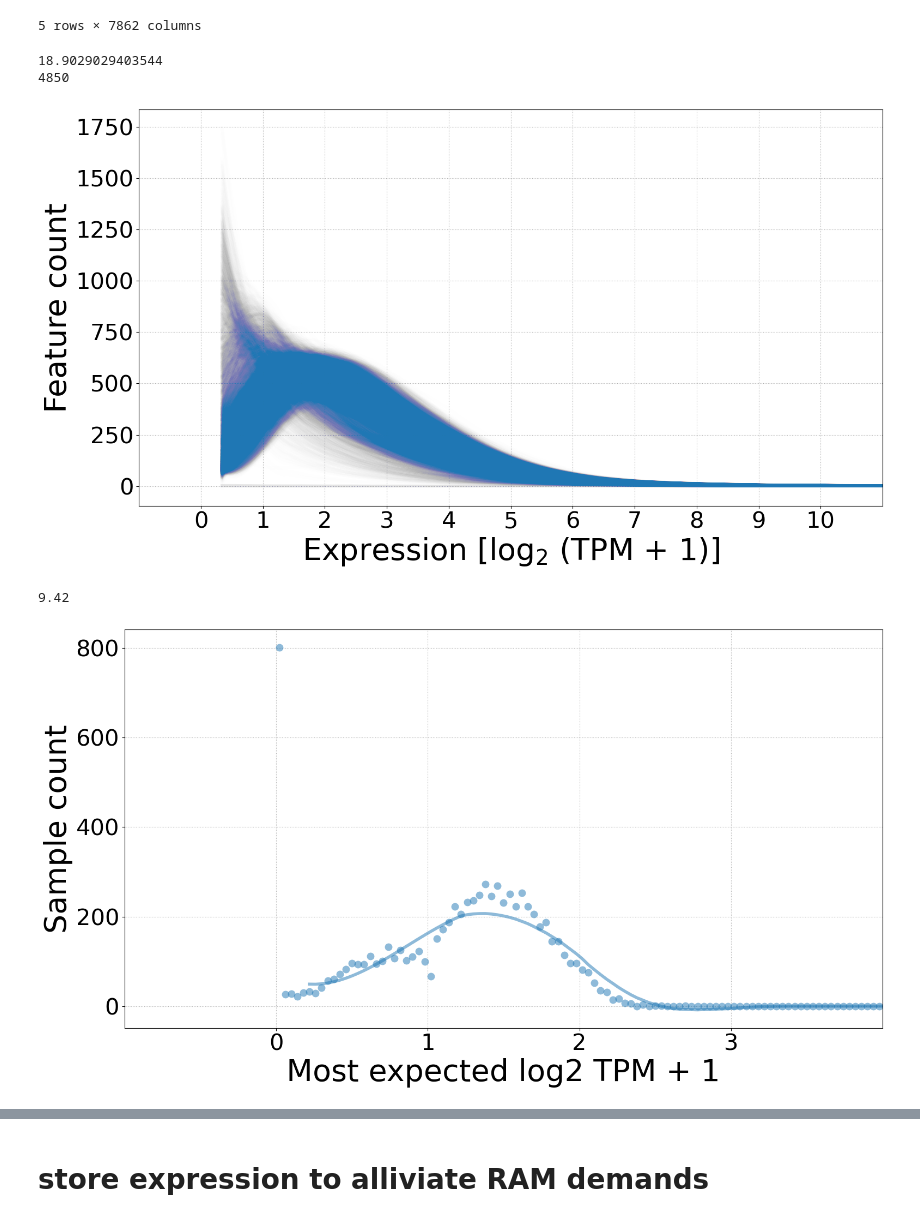
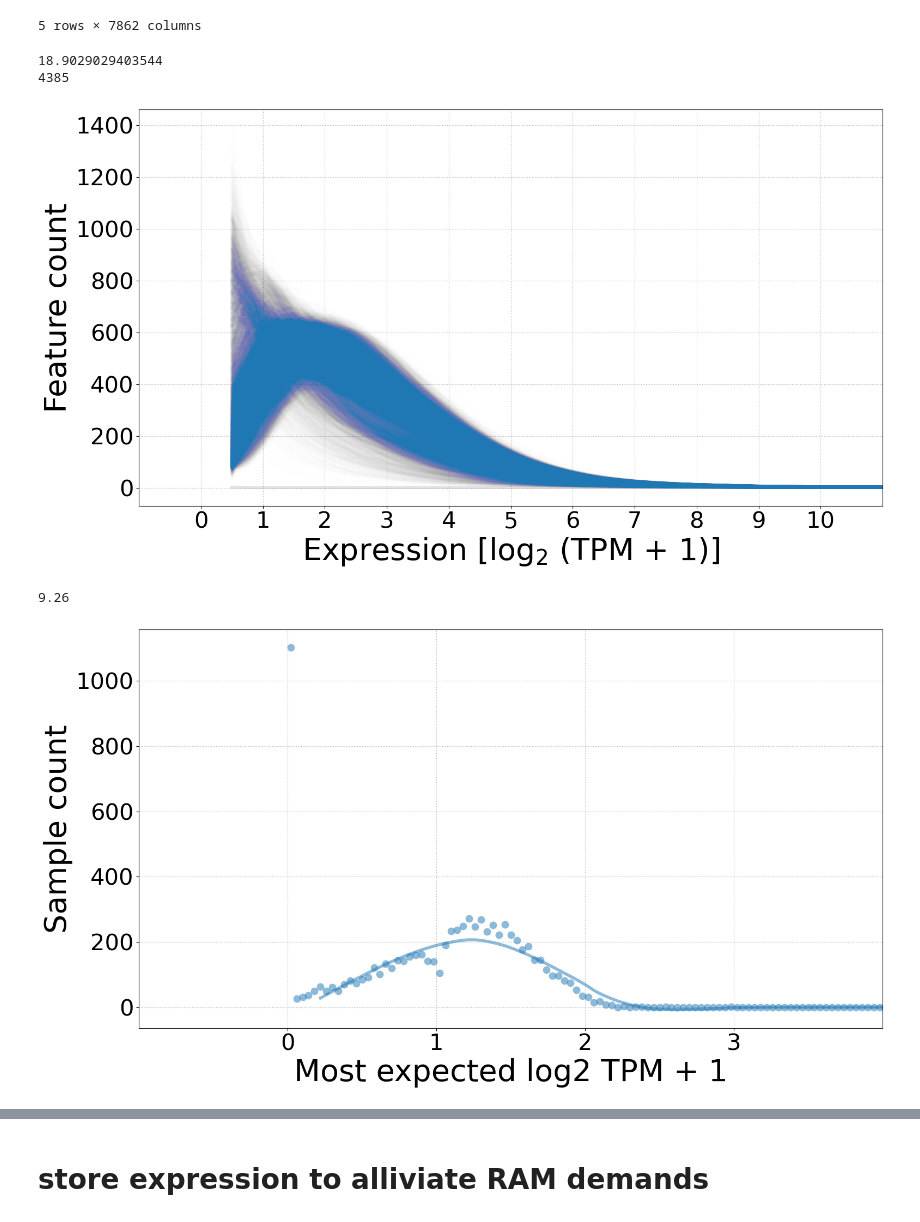
Before and after one commit to adelomana/education, a Jupyter notebook: kevin/cluster finder step 1.ipynb, the cells around one changed output, grey strips where cells are left out. Drawn from its saved outputs; the diff is of its cells as text; code cells hidden in the pictures.

```diff
--- a/kevin/cluster finder step 1.ipynb
+++ b/kevin/cluster finder step 1.ipynb
@@ -96,7 +96,7 @@ found_max = 19
 resolution = 25
 number_of_bins = found_max * resolution
 absolute_max = 0
-margin = int(resolution/3)
+margin = int(resolution/2)
 
 most_likely_expressions = []
 
@@ -118,35 +118,35 @@ for sample in log2expression.columns:
     yhat = scipy.signal.savgol_filter(plotting_hist, 51, 3)
 
     # determine most likely expression
     most_likely_expression = x[numpy.argmax(yhat)]
     most_likely_expressions.append(most_likely_expression)
 
     # sample selection
     if 1 <= most_likely_expression <= 2:
         selected_samples.append(sample)
 
     # plotting
     matplotlib.pyplot.plot(plotting_x, yhat, '-', lw=4, alpha=1/300, color='tab:blue')
 
     # check
     if numpy.max(expression_values) > absolute_max:
         absolute_max = numpy.max(expression_values)
 
 # check print
 print(absolute_max)
 print(len(selected_samples))
 
 matplotlib.pyplot.xlim(-1, 11)
 matplotlib.pyplot.xticks(range(0, 10+1))
 matplotlib.pyplot.xlabel('Expression [log$_2$ (TPM + 1)]')
 matplotlib.pyplot.ylabel('Feature count')
 matplotlib.pyplot.grid(ls=':')
 matplotlib.pyplot.tight_layout()
 matplotlib.pyplot.show()
 # %% [output]
 18.9029029403544
-4850
+4385
-[figure, old version]
+[figure, new version]
 # %%
 print(numpy.max(most_likely_expressions))
 
@@ -174,8 +174,8 @@ matplotlib.pyplot.ylabel('Sample count')
 matplotlib.pyplot.tight_layout()
 matplotlib.pyplot.show()
 # %% [output]
-9.42
+9.26
-[figure, old version]
+[figure, new version]
 # %%
 selected_expression = log2expression.loc[:, selected_samples]
 print(selected_expression.shape)
```
Also changed, not shown: parts of 7 cells of this notebook.
